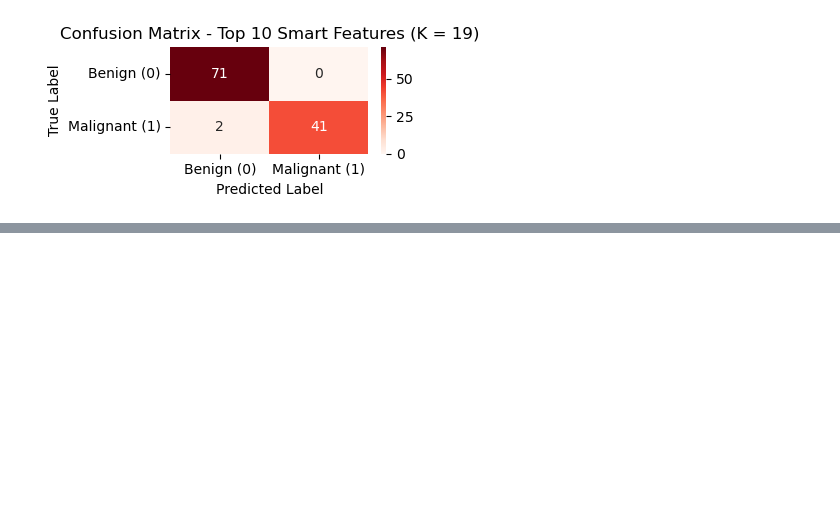
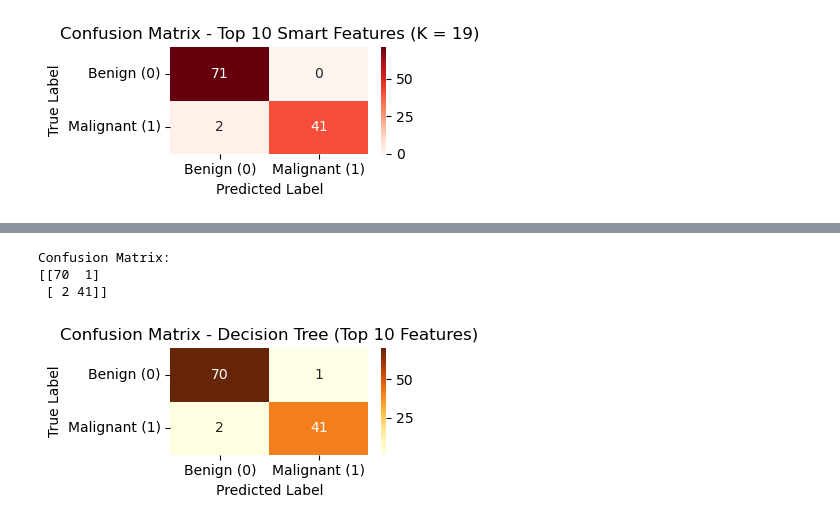
Before and after one commit to lugon36/breast-cancer-diagnosis, a Jupyter notebook: breast_cancer_diangosis_ML.ipynb, the cells around one changed output, grey strips where cells are left out. Saved outputs shown, nothing was run; the diff lists cells and outputs as text; code cells hidden in the pictures; blank space fills up the shorter version.

```diff
--- a/breast_cancer_diangosis_ML.ipynb
+++ b/breast_cancer_diangosis_ML.ipynb
@@ -764 +759,24 @@ Confusion Matrix:
+# %%
+#confusion matrix
+cm_tree10 = confusion_matrix(y_test_t10, y_pred_tree10)
+print("\nConfusion Matrix:")
+print(cm_tree10)
+# %% [output]
+Confusion Matrix:
+[[70  1]
+ [ 2 41]]
+# %%
+#Visualization - Confusion Matrix
+fig, ax = plt.subplots(figsize=(4, 2))
+sns.heatmap(cm_tree10, annot=True, fmt='d', cmap='YlOrBr',
+            xticklabels=['Benign (0)', 'Malignant (1)'],
+            yticklabels=['Benign (0)', 'Malignant (1)'], ax=ax)
+
+ax.set_xlabel('Predicted Label')
+ax.set_ylabel('True Label')
+ax.set_title('Confusion Matrix - Decision Tree (Top 10 Features)')
+plt.tight_layout()
+plt.show()
+# %% [output]
+[figure, added]
 # %%
```
Also changed, not shown: parts of 77 cells of this notebook.
